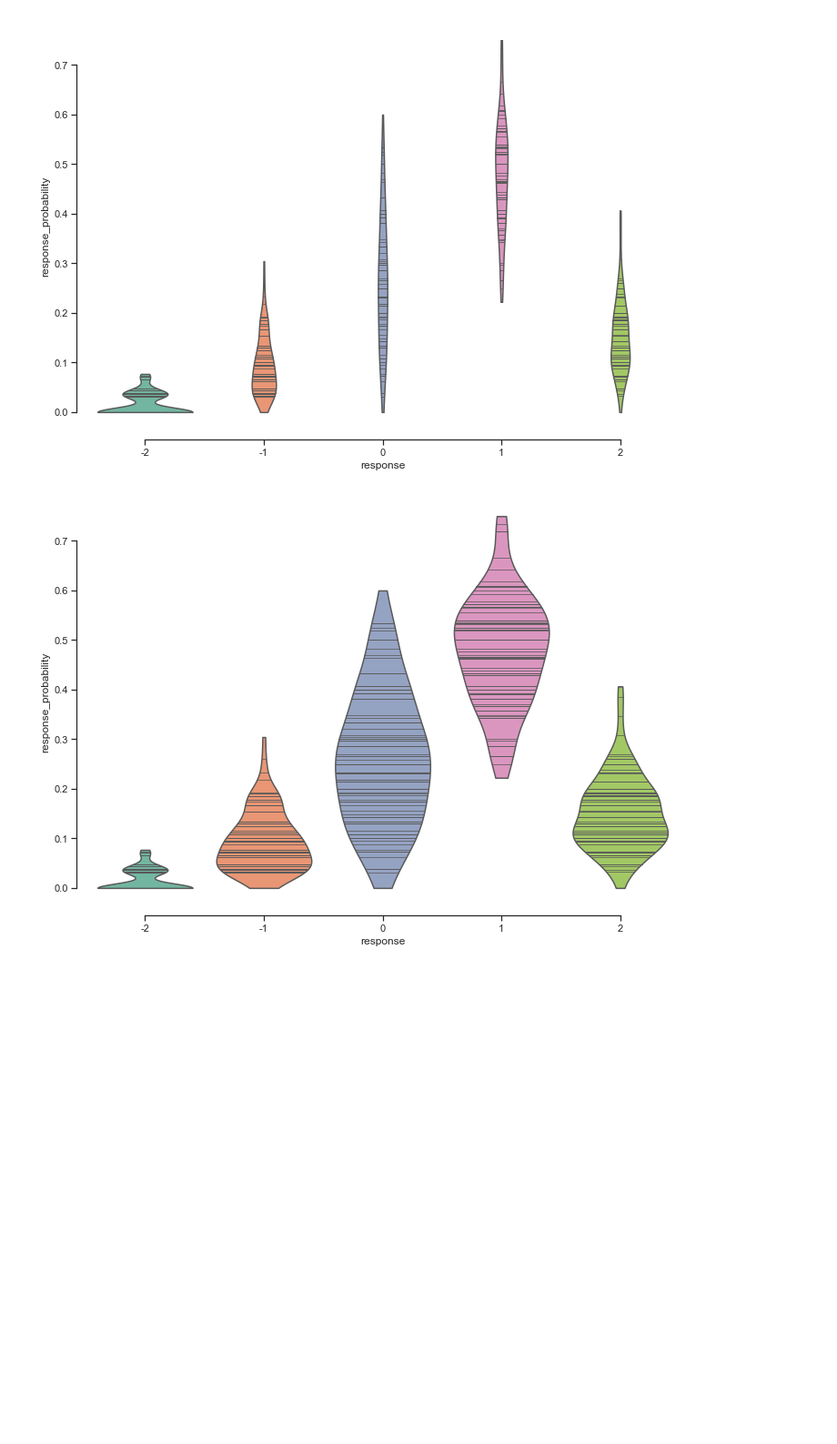
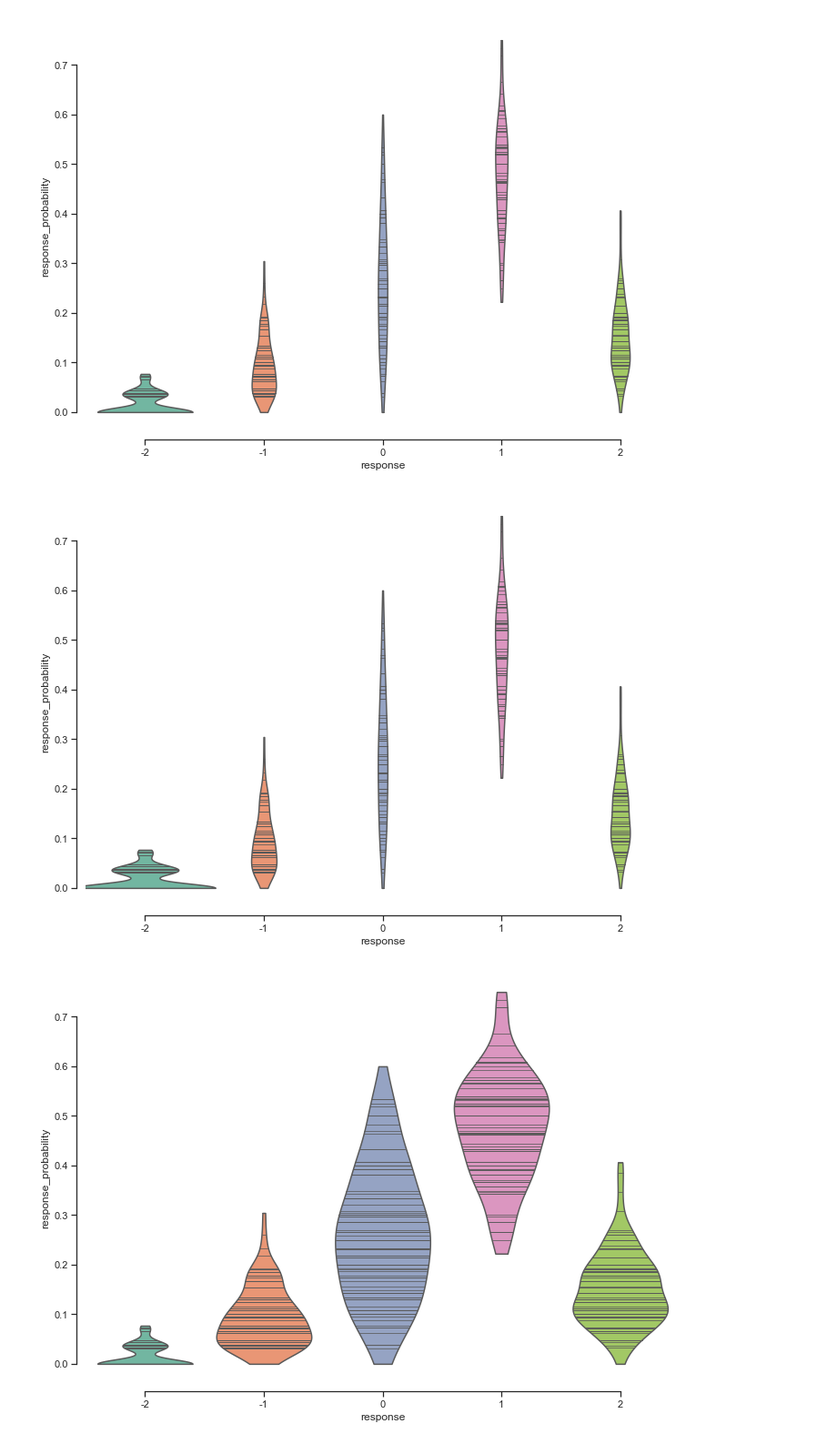
Before and after one commit to kamil-csco/seaborn, a Jupyter notebook: notebooks/demo_scale_relative_area.ipynb, the cells around one changed output. Shown: that part at 91% size. Saved outputs shown, nothing was run; the diff lists cells and outputs as text; code cells hidden in the pictures; blank space fills up the shorter version.

Commit message:
Added hue support for relative area scaling. Updated demo notebook.

```diff
--- a/notebooks/demo_scale_relative_area.ipynb
+++ b/notebooks/demo_scale_relative_area.ipynb
@@ -115,6 +115,11 @@ sns.violinplot(data=probabilities_stacked, x='response', y='response_probability
 sns.despine(offset=10, trim=True);
 # %% [output]
 [figure]
+# %%
+sns.violinplot(data=probabilities_stacked, x='response', y='response_probability', palette='Set2', scale='area_v2', inner='stick', cut=0)
+sns.despine(offset=10, trim=True);
+# %% [output]
+[figure, added]
 # %%
 sns.violinplot(data=probabilities_stacked, x='response', y='response_probability', palette='Set2', scale='count_area', inner='stick', cut=0)
 sns.despine(offset=10, trim=True);
```
Also changed, not shown: parts of 7 cells of this notebook, 1 other file.
